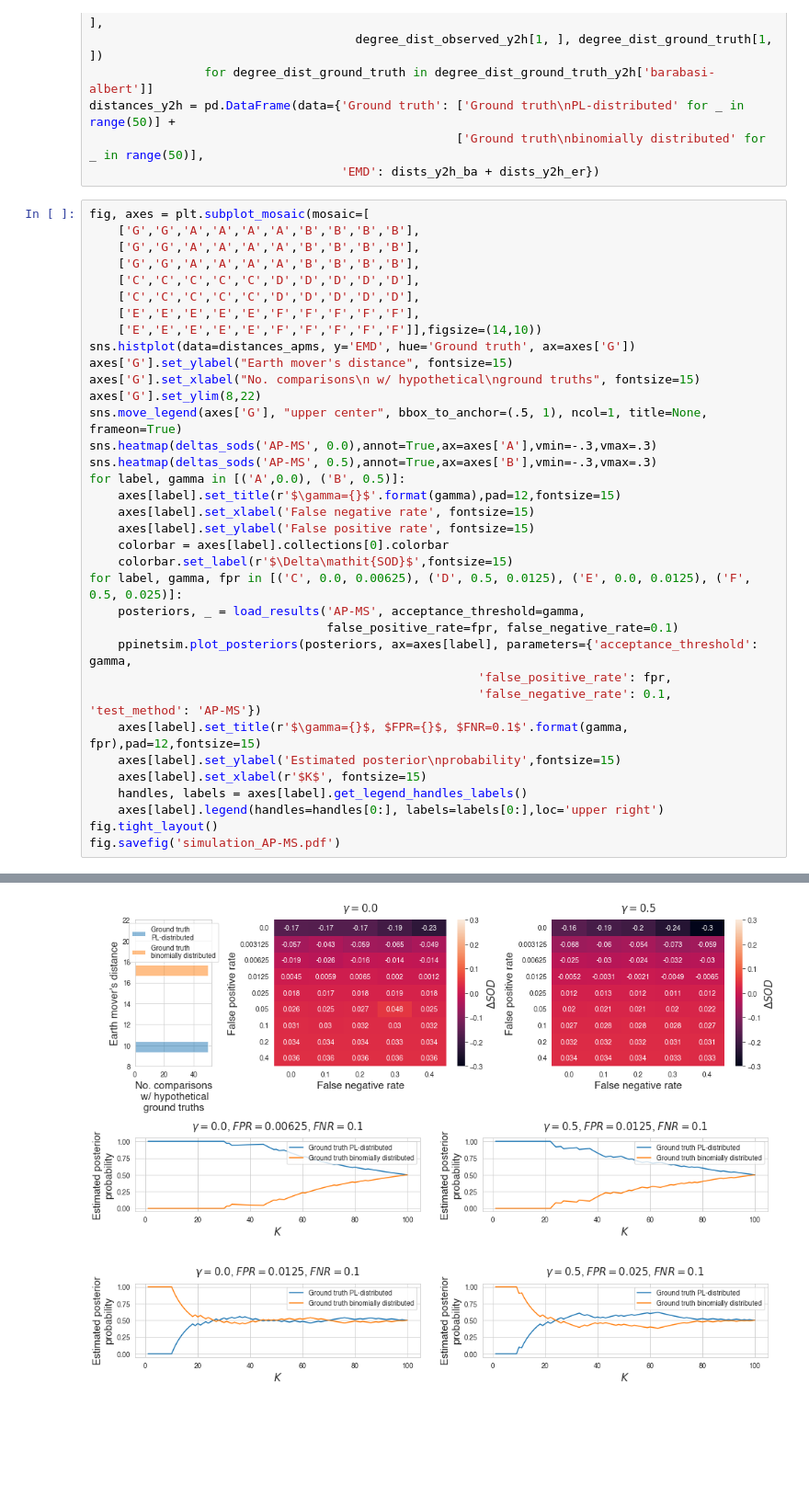
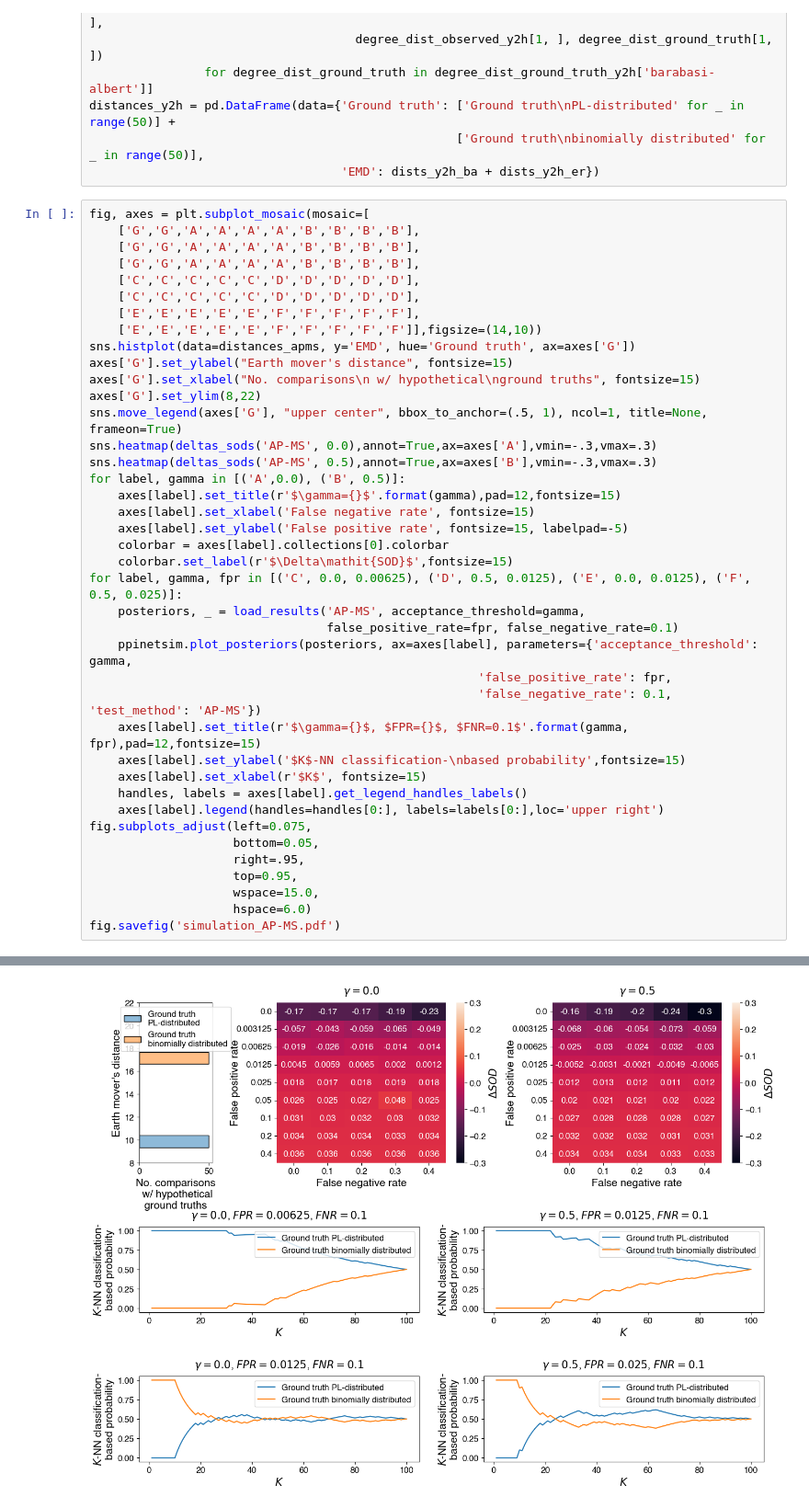
Before and after one commit to bionetslab/ppi-network-simulation, a Jupyter notebook: plot_results.ipynb, the cells around one changed output, grey strips where cells are left out. Shown at 92% size. Drawn from its saved outputs; the diff is of its cells as text; blank space fills up the shorter version.

```diff
--- a/plot_results.ipynb
+++ b/plot_results.ipynb
@@ -106,37 +106,42 @@ fig, axes = plt.subplot_mosaic(mosaic=[
 sns.histplot(data=distances_apms, y='EMD', hue='Ground truth', ax=axes['G'])
 axes['G'].set_ylabel("Earth mover's distance", fontsize=15)
 axes['G'].set_xlabel("No. comparisons\n w/ hypothetical\nground truths", fontsize=15)
 axes['G'].set_ylim(8,22)
 sns.move_legend(axes['G'], "upper center", bbox_to_anchor=(.5, 1), ncol=1, title=None, frameon=True)
 sns.heatmap(deltas_sods('AP-MS', 0.0),annot=True,ax=axes['A'],vmin=-.3,vmax=.3)
 sns.heatmap(deltas_sods('AP-MS', 0.5),annot=True,ax=axes['B'],vmin=-.3,vmax=.3)
 for label, gamma in [('A',0.0), ('B', 0.5)]:
     axes[label].set_title(r'$\gamma={}$'.format(gamma),pad=12,fontsize=15)
     axes[label].set_xlabel('False negative rate', fontsize=15)
-    axes[label].set_ylabel('False positive rate', fontsize=15)
+    axes[label].set_ylabel('False positive rate', fontsize=15, labelpad=-5)
     colorbar = axes[label].collections[0].colorbar
     colorbar.set_label(r'$\Delta\mathit{SOD}$',fontsize=15)
 for label, gamma, fpr in [('C', 0.0, 0.00625), ('D', 0.5, 0.0125), ('E', 0.0, 0.0125), ('F', 0.5, 0.025)]:
     posteriors, _ = load_results('AP-MS', acceptance_threshold=gamma,
                                  false_positive_rate=fpr, false_negative_rate=0.1)
     ppinetsim.plot_posteriors(posteriors, ax=axes[label], parameters={'acceptance_threshold': gamma,
                                                       'false_positive_rate': fpr,
                                                       'false_negative_rate': 0.1, 'test_method': 'AP-MS'})
     axes[label].set_title(r'$\gamma={}$, $FPR={}$, $FNR=0.1$'.format(gamma, fpr),pad=12,fontsize=15)
-    axes[label].set_ylabel('Estimated posterior\nprobability',fontsize=15)
+    axes[label].set_ylabel('$K$-NN classification-\nbased probability',fontsize=15)
     axes[label].set_xlabel(r'$K$', fontsize=15)
     handles, labels = axes[label].get_legend_handles_labels()
     axes[label].legend(handles=handles[0:], labels=labels[0:],loc='upper right')
-fig.tight_layout()
+fig.subplots_adjust(left=0.075,
+                    bottom=0.05,
+                    right=.95,
+                    top=0.95,
+                    wspace=15.0,
+                    hspace=6.0)
 fig.savefig('simulation_AP-MS.pdf')
 # %% [output]
 1 extra bytes in post.stringData array
 'created' timestamp seems very low; regarding as unix timestamp
 Zapf NOT subset; don't know how to subset; dropped
 feat NOT subset; don't know how to subset; dropped
 meta NOT subset; don't know how to subset; dropped
 morx NOT subset; don't know how to subset; dropped
-[figure, old version]
+[figure, new version]
 # %%
 fig, axes = plt.subplot_mosaic(mosaic=[
     ['G','G','A','A','A','A','B','B','B','B'],
```
Also changed, not shown: parts of 1 cell of this notebook.
